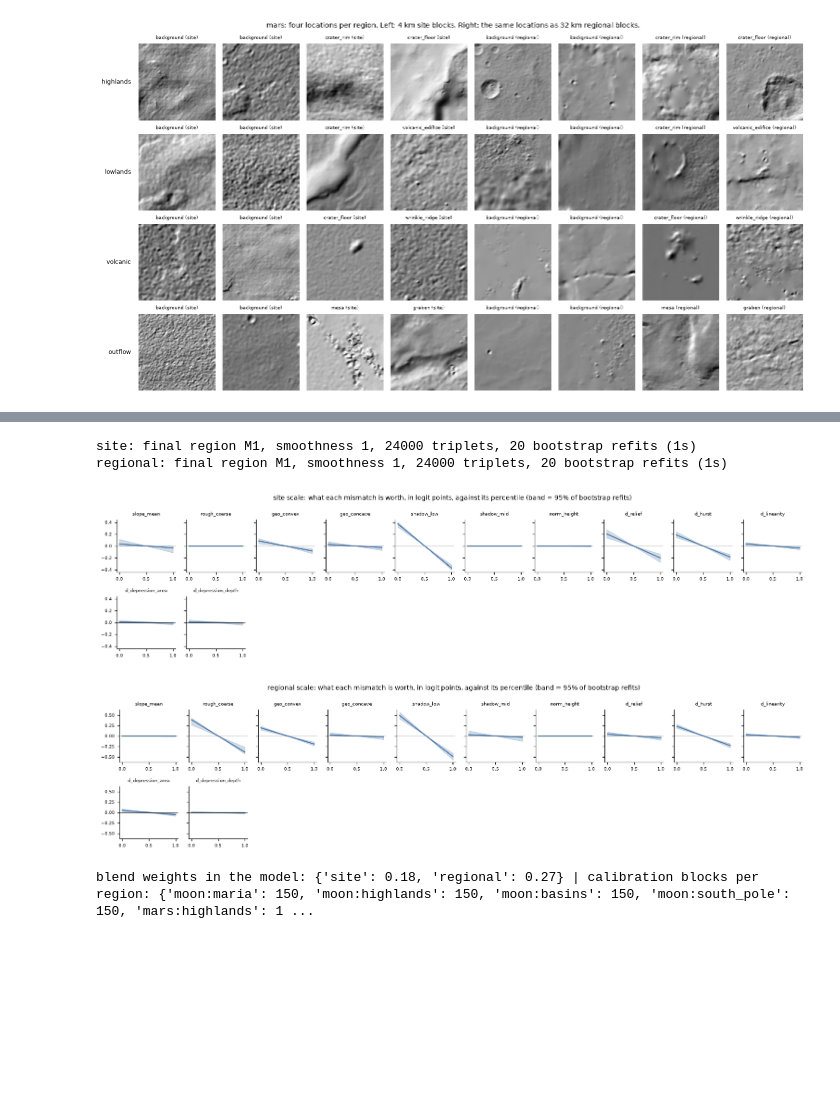
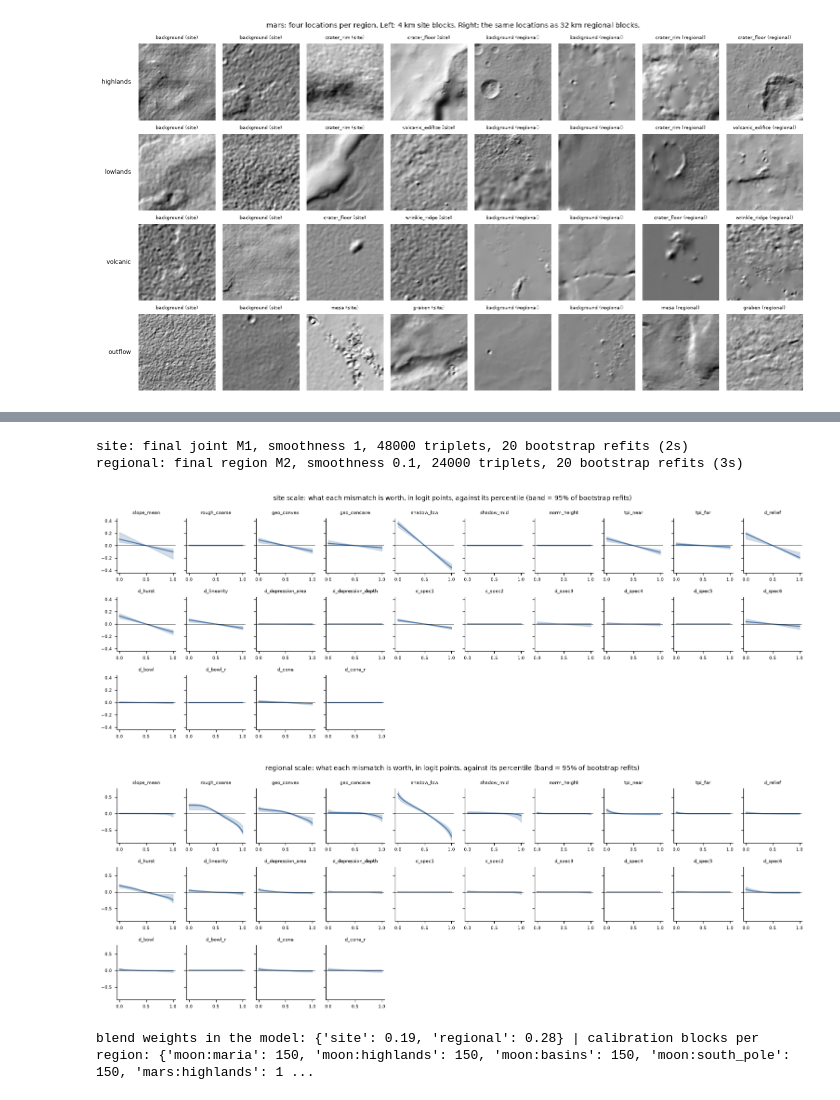
Before and after one commit to jameshou28/common-ground, a Jupyter notebook: ml/model.ipynb, the cells around one changed output, grey strips where cells are left out. Saved outputs shown, nothing was run; the diff lists cells and outputs as text; code cells hidden in the pictures; blank space fills up the shorter version.

```diff
--- a/ml/model.ipynb
+++ b/ml/model.ipynb
@@ -1445,8 +1593,8 @@ def merged_sites():
     # ml/analog_sites.csv: every site is named by an agency or programme document, or by 3+ peer-reviewed papers,
     # and its coordinates come from a gazetteer or the source itself. sites within 10 km of each other become one
     keep, Re = [], rt.RADIUS_M["earth"]
-    cols_ = ["name", "lat", "lon", "world", "kind", "coord_quality", "region_tag"]
-    for s in pd.read_csv(need("analog_sites"))[cols_].itertuples(index=False, name=None):
+    cols_ = ["name", "lat", "lon", "world", "kind", "coord_quality", "region_tag", "landform_tag"]
+    for s in pd.read_csv(need("analog_sites"))[cols_].fillna("").itertuples(index=False, name=None):
         if all(haversine_m(s[1], s[2], k[1], k[2], Re) > 10e3 for k in keep):
             keep.append(s)
     return keep
@@ -1455,8 +1603,8 @@ def merged_sites():
 def check_site(site):
     # a field site should be mostly bare and dry. if the block is mostly tree/crop/built/water, look within snap_km
     # for the cleanest 4 km block; if nothing nearby is clean, drop the site (it's not a terrain or conditions analog)
-    name, lat, lon, w, kind, cq, rtag = site
-    meta = dict(world=w, kind=kind, coord_quality=cq, region_tag=rtag)
+    name, lat, lon, w, kind, cq, rtag, ltag = site
+    meta = dict(world=w, kind=kind, coord_quality=cq, region_tag=rtag, landform_tag=ltag)
     cover = lambda la, lo: sum(np.nan_to_num(v) for k, v in rd.worldcover_shares(la, lo).items() if k in ("tree", "crop", "built", "water"))
     c0 = cover(lat, lon)
     if c0 <= CFG["cover_max"]:
@@ -1475,13 +1623,13 @@ def check_site(site):
 
 
 def checked_sites():
-    path = CACHE / f"analog_sites_{CACHE_TAG}_v13.json"
+    path = CACHE / f"analog_sites_{CACHE_TAG}_v20.json"
     if path.exists():
         return pd.DataFrame(json.loads(path.read_text()))
     sites = merged_sites()
     res = run_parallel(check_site, sites, "analog sites", every=50)
     df = pd.DataFrame([r if r else dict(name=s[0], lat=s[1], lon=s[2], world=s[3], kind=s[4], coord_quality=s[5], region_tag=s[6],
-                                        status="ok", moved_km=0.0, cover=np.nan)
+                                        landform_tag=s[7], status="ok", moved_km=0.0, cover=np.nan)
                        for s, r in zip(sites, res)])
     path.write_text(df.to_json(orient="records"))
     return df
@@ -1526,7 +1674,7 @@ def earth_jobs(rng):
     J = lambda name, lat, lon, set_, **k: dict(name=name, lat=float(lat), lon=float(lon), set=set_,
                                                target=k.get("target", ""), expected=k.get("expected", 0),
                                                tag=k.get("tag", ""), split=k.get("split", ""),
-                                               kind=k.get("kind", ""), coordq=k.get("coordq", ""))
+                                               kind=k.get("kind", ""), coordq=k.get("coordq", ""), lftag=k.get("lftag", ""))
     jobs = [J(f"random {la:.2f},{lo:.2f}", la, lo, "random") for la, lo in random_land(int(CFG["n_random_land"] * 1.3), rng)]
     Re = rt.RADIUS_M["earth"]
     far = lambda la, lo: all(haversine_m(la, lo, f[1], f[2], Re) > 50e3 for f in FEATURED)
@@ -1534,7 +1682,9 @@ def earth_jobs(rng):
     print("analog sites:", sites["status"].value_counts().to_dict())
     sites = sites[sites["status"] != "dropped"]
     sites = sites[[far(a, b) for a, b in zip(sites.lat, sites.lon)]]
-    jobs += [J(r.name, r.lat, r.lon, "analog", target=r.world, tag=r.region_tag, kind=r.kind, coordq=r.coord_quality) for r in sites.itertuples()]
+    sites = sites.fillna("")
+    jobs += [J(r.name, r.lat, r.lon, "analog", target=r.world, tag=r.region_tag, kind=r.kind, coordq=r.coord_quality, lftag=r.landform_tag)
+             for r in sites.itertuples()]
     # area sampling (evaluation only): sites whose coordinates are a town or region centre are also read at 8 points
     # area_ring_km out; the evaluation uses the median over the 9 blocks
     for r in sites[(sites.coord_quality == "area") & (sites.kind == "terrain")].itertuples():
@@ -1614,7 +1764,7 @@ def build_earth(rng):
     kept = rand + [k for k in kept if k[0]["set"] != "random"]
     keep_dem = np.array([j["set"] in ("featured", "analog", "crater", "negative") and "dem_site" in r for j, r in kept])
     E = dict(
-        **{c: np.array([j[c] for j, _ in kept]) for c in ("name", "lat", "lon", "set", "target", "expected", "tag", "split", "kind", "coordq")},
+        **{c: np.array([j[c] for j, _ in kept]) for c in ("name", "lat", "lon", "set", "target", "expected", "tag", "split", "kind", "coordq", "lftag")},
         **{f: np.stack([r[f] for _, r in kept]) for f in fields},
         dem_site=np.stack([r["dem_site"] for (j, r), k in zip(kept, keep_dem) if k]).astype(np.float32),
         dem_regional=np.stack([r["dem_regional"] for (j, r), k in zip(kept, keep_dem) if k]).astype(np.float32),
@@ -1843,11 +2072,22 @@ for label in LABELS:
     print(f"label {label}: {n_l} library triplets + {n_x} cross-world triplets ({time.time() - t0:.0f}s)")
 
 
+# v2.0 joint loss: region triplets and landform triplets together
+for s in SCALES:
+    ra, ta = TR[(s, "region")], TR[(s, "tag")]
+    TR[(s, "joint")] = dict(Zp=np.r_[ra["Zp"], ta["Zp"]], Zn=np.r_[ra["Zn"], ta["Zn"]], folds3=np.r_[ra["folds3"], ta["folds3"]],
+                            is_cross=np.r_[ra["is_cross"], ta["is_cross"]], anchor_group=np.r_[ra["anchor_group"], ta["anchor_group"]],
+                            D={k: np.r_[ra["D"][k], ta["D"][k]] for k in ra["D"]},
+                            mult=np.r_[np.ones(len(ra["is_cross"])), np.full(len(ta["is_cross"]), CFG["joint_beta"])])
+
+
 def train(s, label, kind, lam_s, mask, use_cross=True, mult=None):
     T = TR[(s, label)]
     m = mask & (use_cross | ~T["is_cross"])
     cross = T["is_cross"][m]
     base = np.ones(m.sum()) if mult is None else mult[m].astype(float)
+    if "mult" in T:                              # joint loss: landform triplets carry joint_beta of a region triplet's weight
+        base = base * T["mult"][m]
     w = np.zeros(m.sum())
     cw = CFG["cross_weight"] if (cross.any() and use_cross) else 0.0
     w[~cross] = (1 - cw) * base[~cross] / base[~cross].sum()
@@ -1901,6 +2141,9 @@ for s in SCALES:
 print(f"{len(Q)} evaluation queries, {int((EV['site']['short'] >= 0).sum())} pairs per scale ({time.time() - t0:.0f}s)")
 
 
+LAM_W, LOGW = 0.0, {}          # v2.0 library weighting, set after the final fits
+
+
 def eval_logits(s, model_):
     E = EV[s]
     if model_ is None:
@@ -1908,6 +2151,8 @@ def eval_logits(s, model_):
     else:
         Z = rt.to_z(SC[s]["pct_table"], E["raw"].reshape(-1, rt.N_IN))
         L = (model_[1] + rt.curves_at(model_[0], Z).sum(1)).reshape(E["W"].shape)
+    if LAM_W and s in LOGW:
+        L = L + LAM_W * LOGW[s][np.maximum(E["short"], 0)]
     return np.where(E["short"] >= 0, L, -np.inf)
 
 
@@ -1958,5 +2203,6 @@ def p_at_10(s, L, mask):
 # %%
-VARIANTS = [("M0", None, "M0"), ("region M1", "region", "M1"), ("tag M1", "tag", "M1"), ("region M2", "region", "M2"), ("tag M2", "tag", "M2")]
+VARIANTS = [("M0", None, "M0"), ("joint M1", "joint", "M1"), ("region M1", "region", "M1"), ("tag M1", "tag", "M1"),
+            ("region M2", "region", "M2"), ("tag M2", "tag", "M2")]
 q_fold = lib_fold[Q]
 cv = {s: {v[0]: [] for v in VARIANTS} for s in SCALES}
 oof = {s: {v[0]: np.full((len(Q), NR), np.nan) for v in VARIANTS} for s in SCALES}
@@ -2080,38 +2328,38 @@ FINAL, FINAL_NOX, ENS = {}, {}, {}
 rng_f = np.random.default_rng(SEED + 40)
 t0 = time.time()
 for s in SCALES:
     name, label, kind = CHOSEN[s]
     T = TR[(s, label)]
     lam = float(np.median(lam_pick[s][name]))
     allm = np.ones(len(T["is_cross"]), bool)
     FINAL[s] = train(s, label, kind, lam, allm)
     FINAL_NOX[s] = train(s, label, kind, lam, allm, use_cross=False)
     assert np.abs(FINAL[s][0]).max() > 0, f"the {s} pair model learned nothing: check the training rows"
     groups_u, gidx = np.unique(T["anchor_group"], return_inverse=True)
     curves_b, bias_b = [], []
     for _ in range(CFG["n_boot"]):
         mult = np.bincount(rng_f.integers(0, len(groups_u), len(groups_u)), minlength=len(groups_u))[gidx]
         c_, b_ = train(s, label, kind, lam, mult > 0, mult=mult)
         curves_b.append(c_); bias_b.append(b_)
     ENS[s] = (np.array(curves_b), np.array(bias_b))
     print(f"{s}: final {name}, smoothness {lam:g}, {len(allm)} triplets, {CFG['n_boot']} bootstrap refits ({time.time() - t0:.0f}s)")
 
 for s in SCALES:
-    fig, axes = plt.subplots(2, 10, figsize=(14, 3.4), sharey=True)
+    fig, axes = plt.subplots(3, 10, figsize=(14, 5.0), sharey=True)
     for k, ax in enumerate(axes.flat):
         if k >= rt.N_IN:
             ax.axis("off"); continue
         lo, hi = np.percentile(ENS[s][0][:, k], [2.5, 97.5], axis=0)
         ax.fill_between(rt.GRID, lo, hi, color="#4c78a8", alpha=0.25)
         ax.plot(rt.GRID, FINAL[s][0][k], color="#4c78a8")
         ax.axhline(0, c="k", lw=0.5); ax.set_title(rt.INPUT_NAMES[k], fontsize=6.5); ax.tick_params(labelsize=6)
     fig.suptitle(f"{s} scale: what each mismatch is worth, in logit points, against its percentile (band = 95% of bootstrap refits)", fontsize=9)
     plt.tight_layout(); plt.show()
 # %% [output]
-site: final region M1, smoothness 1, 24000 triplets, 20 bootstrap refits (1s)
-regional: final region M1, smoothness 1, 24000 triplets, 20 bootstrap refits (1s)
+site: final joint M1, smoothness 1, 48000 triplets, 20 bootstrap refits (2s)
+regional: final region M2, smoothness 0.1, 24000 triplets, 20 bootstrap refits (3s)
-[figure, old version]
+[figure, new version]
-[figure, old version]
+[figure, new version]
 # %%
 own_col = np.array([list(q_regs[i]).index(q_region[i]) for i in range(len(Q))])
 
@@ -2134,7 +2382,7 @@ def build_mz(models):
         combo_bias=float(TH_COMBO[-1]), top_k=CFG["top_k"], shortlist=CFG["shortlist"],
         gate_names=np.array(rt.GATE_NAMES), gate_table=np.tile(rt.GRID, (len(rt.GATE_NAMES), 1)),
         gate_curve_vals=np.zeros((len(rt.GATE_NAMES), len(rt.GRID))), gate_bias=0.0,
-        discount_floor=CFG["discount_floor"], precip_grid=PRECIP)
+        discount_floor=CFG["discount_floor"], precip_grid=PRECIP, weight_lambda=float(LAM_W))
     r_o = np.random.default_rng(SEED + 50)
     for k, s in enumerate(SCALES):
         P = SC[s]
@@ -2148,7 +2396,7 @@ def build_mz(models):
             curve_vals=models[s][0], bias=models[s][1], ens_curve_vals=ENS[s][0], ens_bias=ENS[s][1],
             lib_tokens=P["lib_tok"].astype(np.float16), lib_block=P["lib_blk"], lib_sketch=P["lib_sk"].astype(np.float32),
             earth_sketch=es.astype(np.float32), ood_threshold=float(np.percentile(np.sqrt(nn.min(1)), 99)),
-            combo_weight=float(w[k])).items()})
+            combo_weight=float(w[k]), lib_logw=LOGW.get(s, np.zeros(N_LIB)).astype(np.float32), block_mask=P["block_mask"]).items()})
         mz.update({f"{s}__calib__{r}": (c if len(c) else np.array([0.0])) for r, c in enumerate(calib)})
     return mz
 
@@ -2169,4 +2417,4 @@ def lib_emb(i):
 print("blend weights in the model:", {s: round(model.S[s]["weight"], 2) for s in SCALES},
       "| calibration blocks per region:", {REGION_KEYS[r]: len(model.calib["site"][r]) for r in range(len(REGION_KEYS))})
 # %% [output]
-blend weights in the model: {'site': 0.18, 'regional': 0.27} | calibration blocks per region: {'moon:maria': 150, 'moon:highlands': 150, 'moon:basins': 150, 'moon:south_pole': 150, 'mars:highlands': 1 ...
+blend weights in the model: {'site': 0.19, 'regional': 0.28} | calibration blocks per region: {'moon:maria': 150, 'moon:highlands': 150, 'moon:basins': 150, 'moon:south_pole': 150, 'mars:highlands': 1 ...
```
Also changed, not shown: parts of 18 cells of this notebook, 6 other files.
